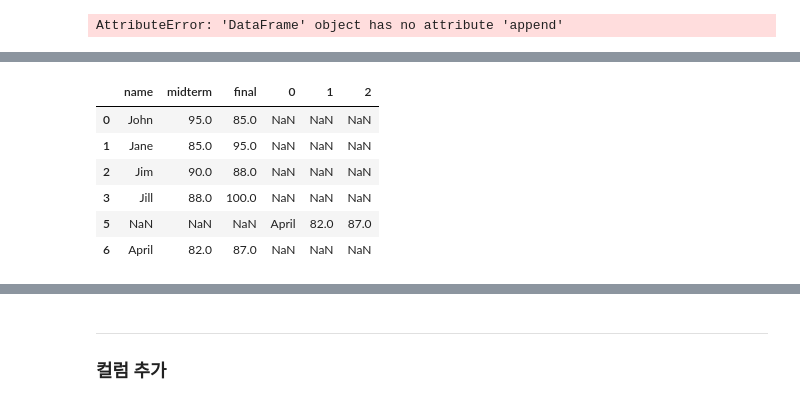
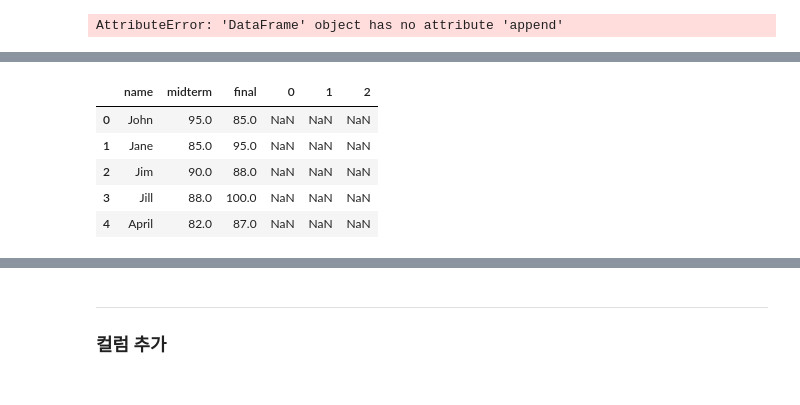
Before and after one commit to vfxpedia/04_data_analysis, a Jupyter notebook: 02_pandas/02_pandas_dataframe.ipynb, the cells around one changed output, grey strips where cells are left out. Saved outputs shown, nothing was run; the diff lists cells and outputs as text; code cells hidden in the pictures.

```diff
--- a/02_pandas/02_pandas_dataframe.ipynb
+++ b/02_pandas/02_pandas_dataframe.ipynb
@@ -767,7 +768,7 @@ df
 # %%
 # 2. pd.concat() 이용: DataFrame 병합합
 add_student_df = pd.DataFrame([['April', 82, 87]], columns=['name', 'midterm', 'final'])
-df = pd.concat([df, add_student_df], ignore_index=True)
+df = pd.concat([df, add_student_df], ignore_index=True).reset_index(drop=True)
 df
 # ! -> 직접 columns에 넣어주자. 인덱스가 문제 생겼으므로
 # ! -> ignore_index=True 추가해서 인덱스를 새로 부여
@@ -788,0 +806,13 @@ AttributeError: 'DataFrame' object has no attribute 'append'
+# %%
+# 행 삭제
+# index 이용
+# df = df.drop(df.index[[0]])
+df
+
+# df.drop(df.index[[4]], inplace=True)
+# index 4 - 6 지우기
+# df.drop(df.index[[4:7]]) 이렇게는 안 되고,
+# 슬라이싱으로는 df.drop(df.index[4:7]) 이렇게 사용해야 4,5,6번째 행이 삭제됩니다.
+df.drop(df.index[4:7], inplace=True)
+
+df
@@ -789,16 +827,12 @@ AttributeError: 'DataFrame' object has no attribute 'append'
 # %%
 # 행 삭제
 # index 이용
-# df = df.drop(df.index[[0]])
+df = df.drop(df.index[[5]]).reset_index(drop=True)
 df
-
-df.drop(df.index[[4]], inplace=True)
-df
 # %% [output]
 |  | name | midterm | final | 0 | 1 | 2 |
 | 0 | John | 95.0 | 85.0 | NaN | NaN | NaN |
 | 1 | Jane | 85.0 | 95.0 | NaN | NaN | NaN |
 | 2 | Jim | 90.0 | 88.0 | NaN | NaN | NaN |
 | 3 | Jill | 88.0 | 100.0 | NaN | NaN | NaN |
-| 5 | NaN | NaN | NaN | April | 82.0 | 87.0 |
-| 6 | April | 82.0 | 87.0 | NaN | NaN | NaN |
+| 4 | April | 82.0 | 87.0 | NaN | NaN | NaN |
```
Also changed, not shown: parts of 11 cells of this notebook, 6 other files.
